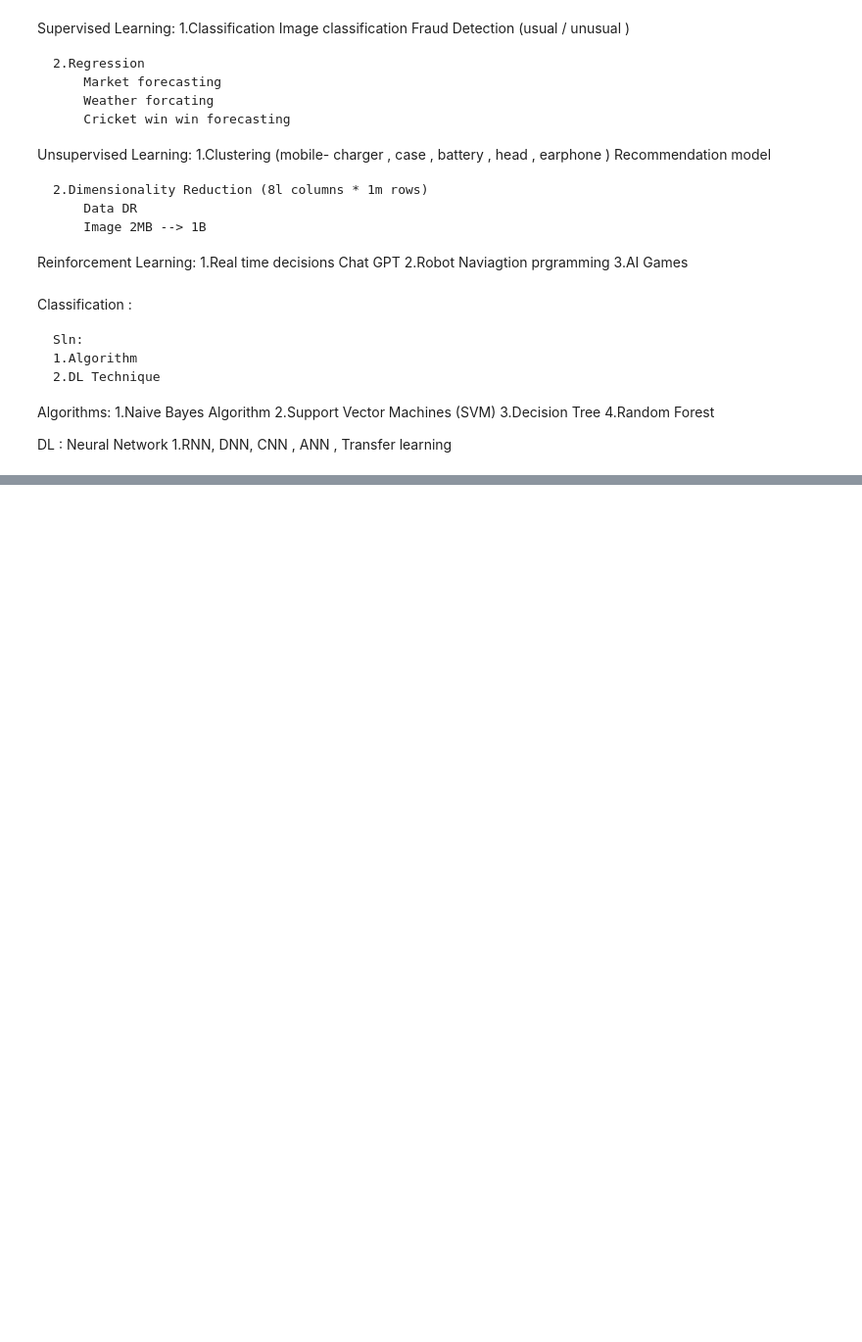
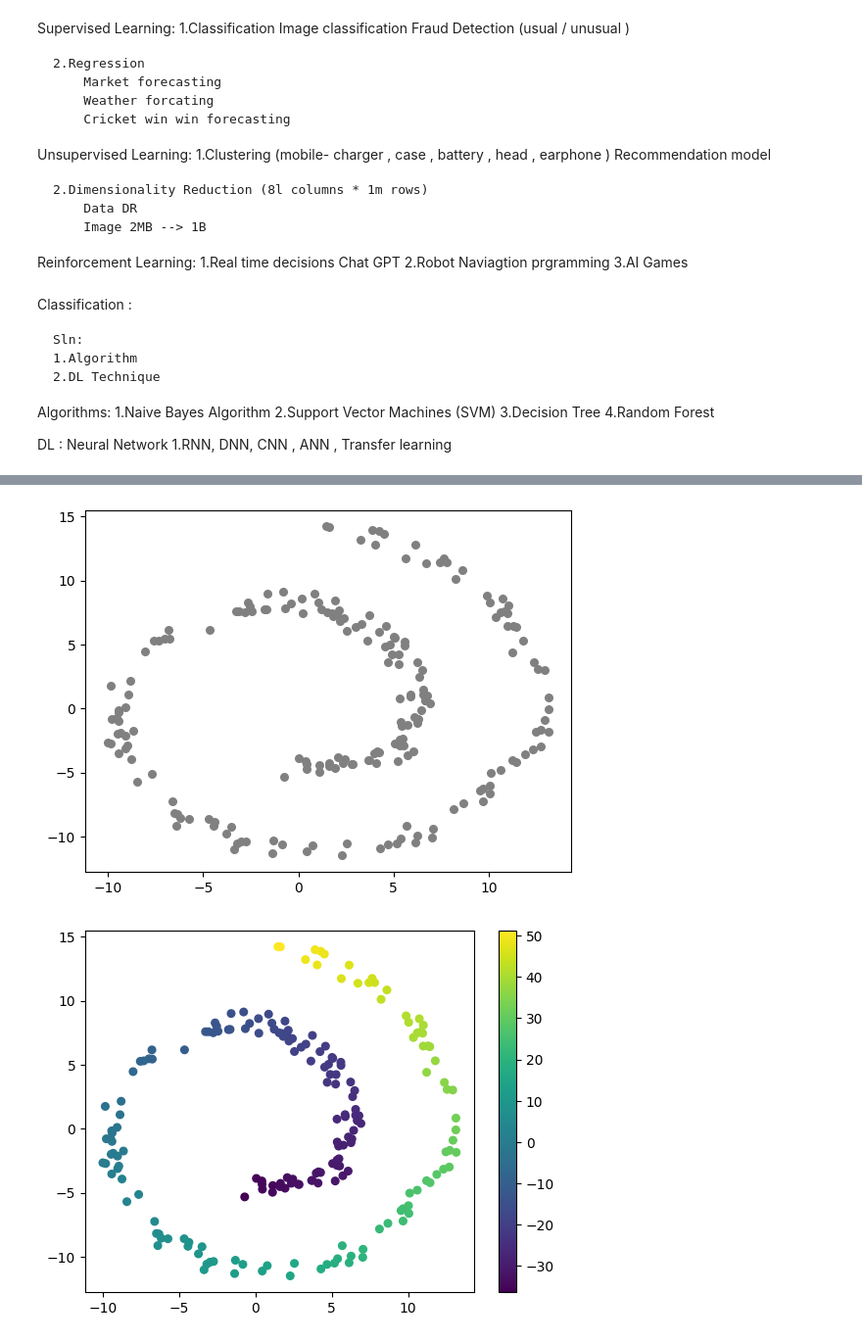
Before and after one commit to VedaVinothiniShastra/DS_PT_2, a Jupyter notebook: Day 14.ipynb, the cells around one changed output, grey strips where cells are left out. Shown at 98% size. Cells and saved outputs as stored; diff of their text form; code cells hidden in the pictures; blank space fills up the shorter version.

```diff
--- a/Day 14.ipynb
+++ b/Day 14.ipynb
@@ -328,0 +411,26 @@ ax[1].axis([-1, 4, -2, 7])
+# %%
+#Dimensionality reduction
+#1.Mainfolding
+
+from sklearn.datasets import make_swiss_roll
+from sklearn.manifold import Isomap
+#making a data
+X, y = make_swiss_roll(200, noise=0.5, random_state=42)
+X = X[:, [0, 2]]
+#Ploting of traning data
+fig, ax = plt.subplots()
+ax.scatter(X[:, 0], X[:, 1], color='gray', s=30)
+
+#creating a model
+model = Isomap(n_neighbors=8, n_components=1)
+#fit_transform
+y_fit = model.fit_transform(X).ravel()
+
+
+#visualization
+fig, ax = plt.subplots()
+pts = ax.scatter(X[:, 0], X[:, 1], c=y_fit, cmap='viridis', s=30)
+cb = fig.colorbar(pts, ax=ax)
+# %% [output]
+[figure, added]
+[figure, added]
```
Also changed, not shown: parts of 9 cells of this notebook.
